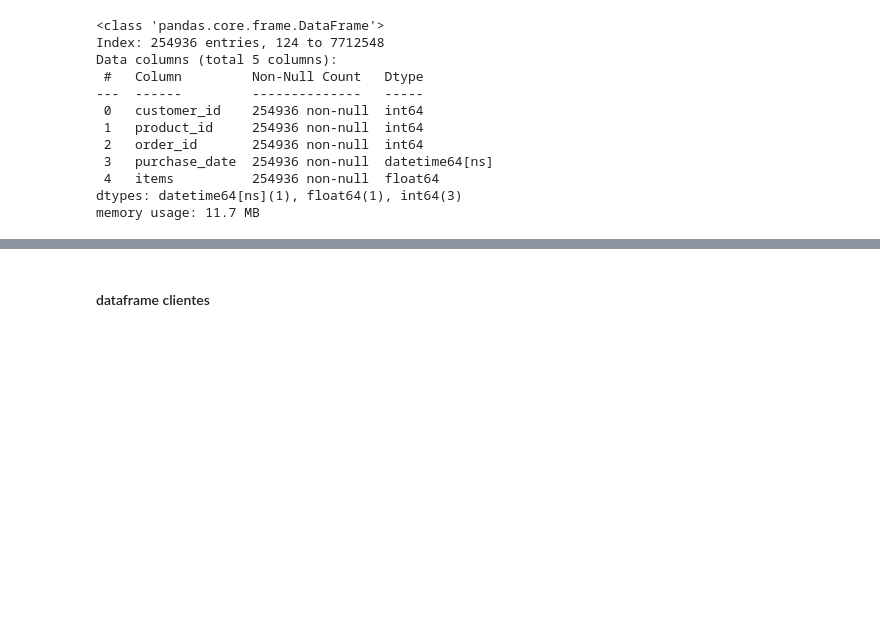
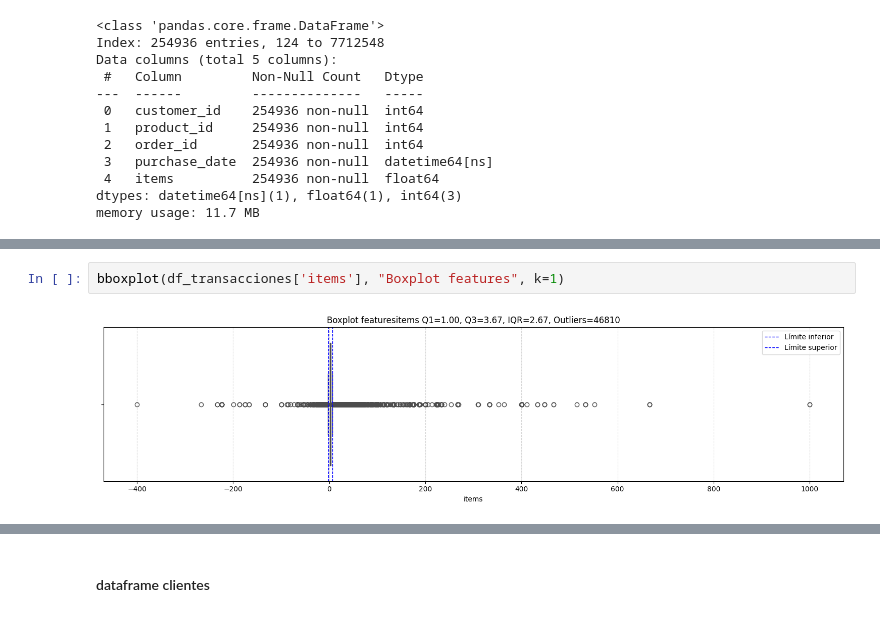
Before and after one commit to onemoremoka/sodaIAdrinks, a Jupyter notebook: datascience_notebook.ipynb, the cells around one changed output, grey strips where cells are left out. Drawn from its saved outputs; the diff is of its cells as text; blank space fills up the shorter version.

```diff
--- a/datascience_notebook.ipynb
+++ b/datascience_notebook.ipynb
@@ -293 +344,5 @@ df_transacciones.describe()
+# %%
+bboxplot(df_transacciones['items'], "Boxplot features", k=1)
+# %% [output]
+[figure, added]
 # %%
```
Also changed, not shown: parts of 21 cells of this notebook, 1 other file.
